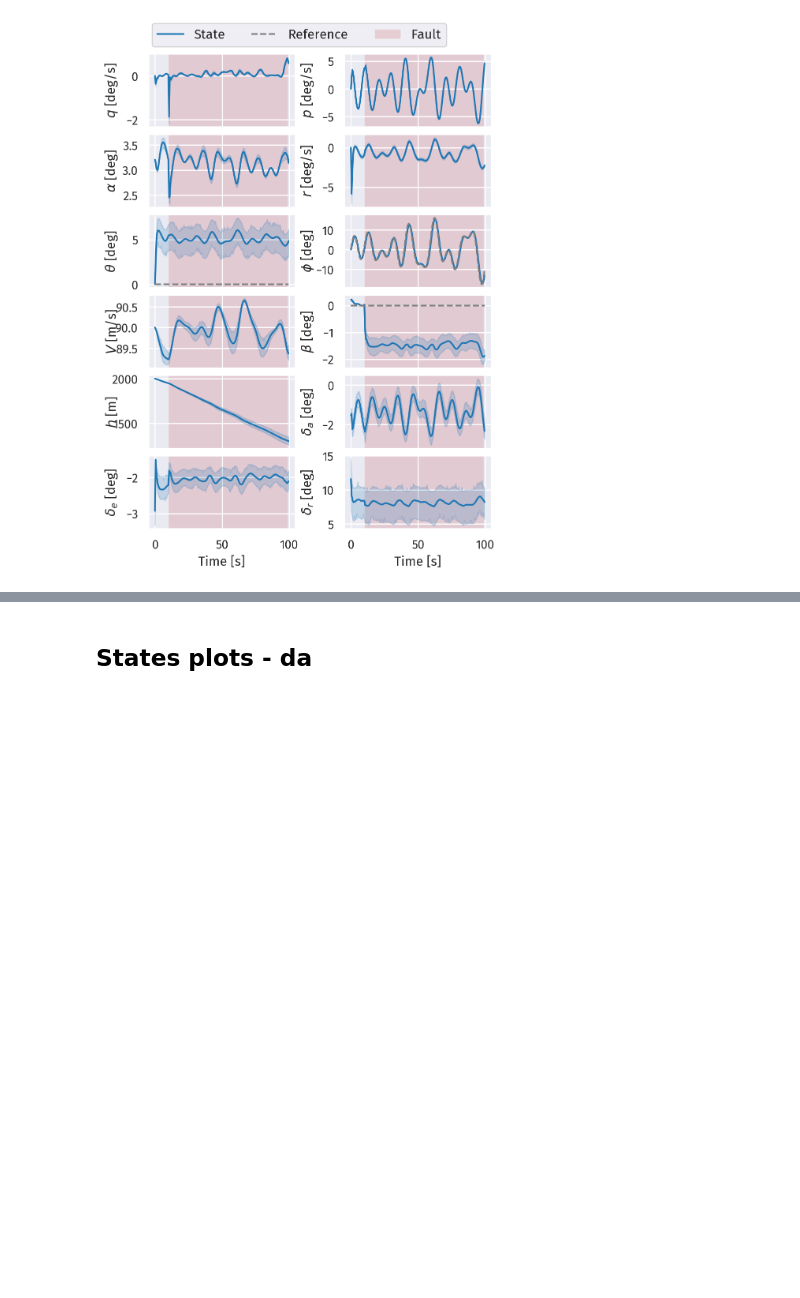
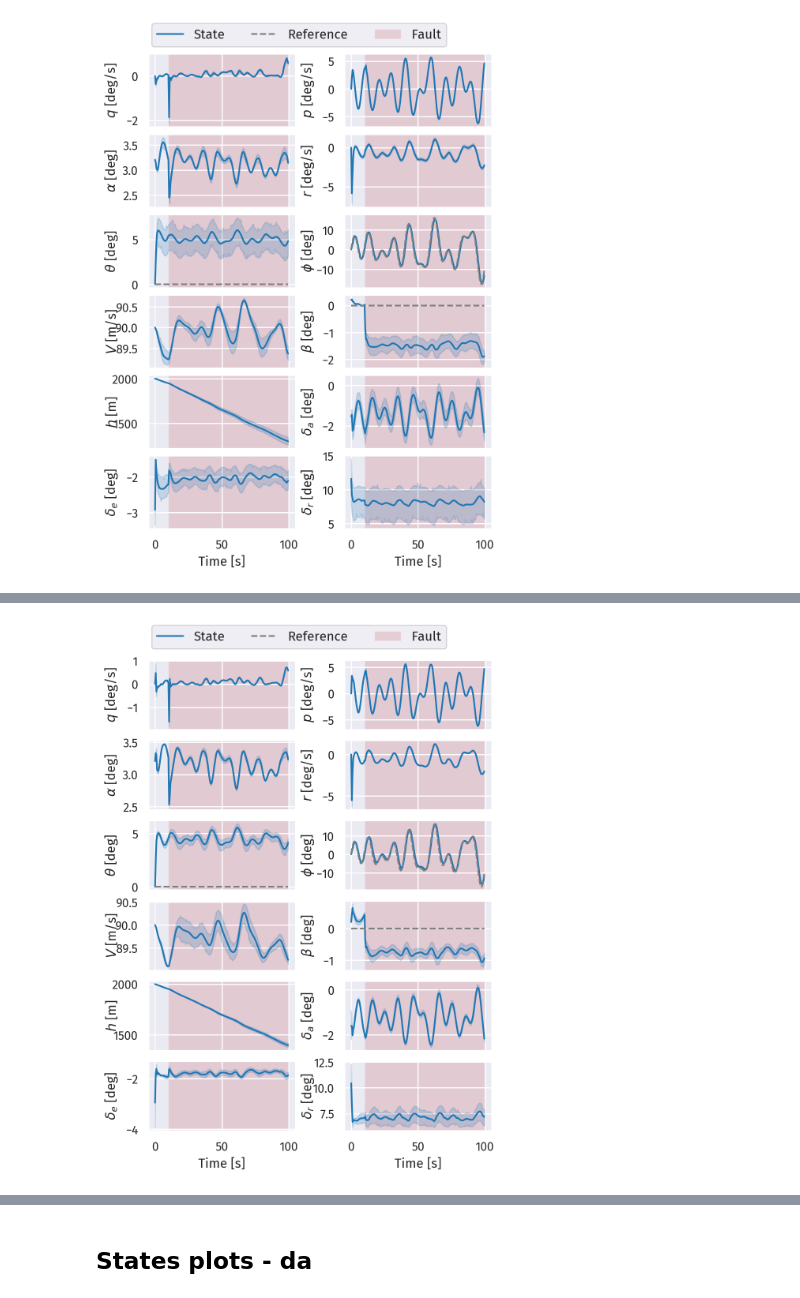
Before and after one commit to iamlucasvieira/HybridRL-FlightControl, a Jupyter notebook: src/results/notebooks/exp3_fault.ipynb, the cells around one changed output, grey strips where cells are left out. Cells and saved outputs as stored; diff of their text form; code cells hidden in the pictures; blank space fills up the shorter version.

```diff
--- a/src/results/notebooks/exp3_fault.ipynb
+++ b/src/results/notebooks/exp3_fault.ipynb
@@ -95,0 +97,9 @@ if False:
+# %%
+df_track, df_states = get_track_and_states_df(df_sac_de_summary, df_sac_eval, df_sac_eval_states)
+fig, ax = plot_states(df_track, df_states, with_legend=False)
+plot_fault_shadow(fig, ax)
+
+if False:
+    plt.savefig(Path().paper_figures / 'exp3_sac_only_de.pdf', bbox_inches='tight')
+# %% [output]
+[figure, added]
```
Also changed, not shown: parts of 6 cells of this notebook, 2 other files.
